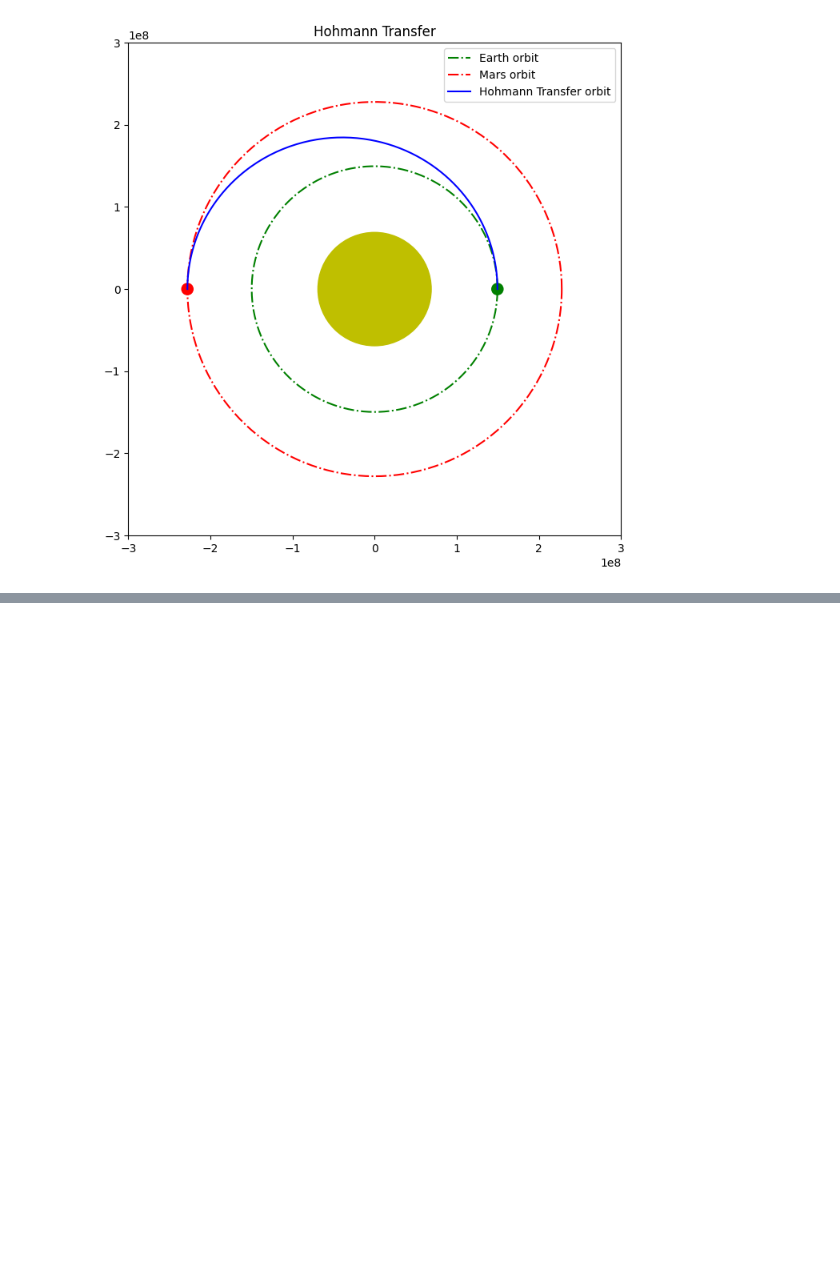
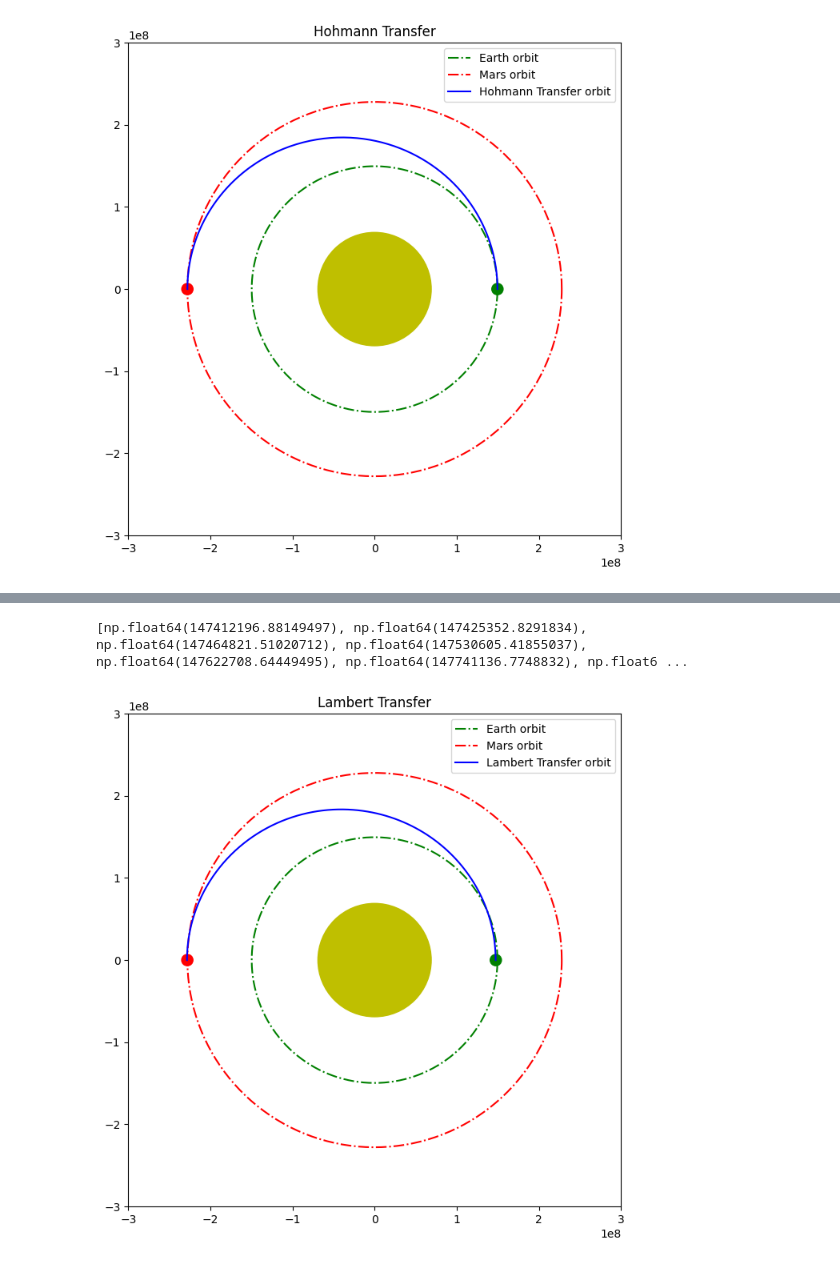
Before and after one commit to michalszer/orbital_trajectories, a Jupyter notebook: lambert_hohmann.ipynb, the cells around one changed output, grey strips where cells are left out. Cells and saved outputs as stored; diff of their text form; code cells hidden in the pictures; blank space fills up the shorter version.

Commit message:
implemented lambert problem solution maybe kinda not really

```diff
--- a/lambert_hohmann.ipynb
+++ b/lambert_hohmann.ipynb
@@ -304,0 +352,2 @@ plt.show()
+# %%
+transfer_orbit = calculate_orbit_from_state_vector(R1,Vd,mu_sun)
@@ -304,0 +366,43 @@ plt.show()
+# %%
+theta = np.linspace(0, 180, 100)
+r_transfer = [orbit_eqn(transfer_orbit.h,transfer_orbit.e,t,mu_sun) for t in theta]
+print(r_transfer)
+x_transfer = r_transfer*np.cos(np.radians(theta))
+y_transfer = r_transfer * np.sin(np.radians(theta))
+
+
+r_mars = orbit_eqn(mars_orbit.h,mars_orbit.e,180,mu_sun)
+x_mars = r_mars*np.cos(np.radians(180))
+y_mars = r_mars * np.sin(np.radians(180))
+
+r_earth = orbit_eqn(earth_orbit.h,earth_orbit.e,0,mu_sun)
+x_earth = r_earth*np.cos(np.radians(0))
+y_earth = r_earth * np.sin(np.radians(0))
+# %% [output]
+[np.float64(147412196.88149497), np.float64(147425352.8291834), np.float64(147464821.51020712), np.float64(147530605.41855037), np.float64(147622708.64449495), np.float64(147741136.7748832), np.float6 ...
+# %%
+fig, ax = plt.subplots(figsize = (13,8))
+ax.set_aspect(1)
+
+
+plt.xlim(-3e8,+3e8)
+plt.ylim(-3e8,+3e8)
+
+plt.plot(x_earth_orbit,y_earth_orbit, "g-.", label = "Earth orbit")
+plt.plot(x_mars_orbit,y_mars_orbit, "r-.", label = "Mars orbit")
+
+plt.plot(x_transfer, y_transfer, "b",label = "Lambert Transfer orbit")
+sun = plt.Circle((0,0), 6.9e7, color = "y")
+ax.add_patch(sun)
+
+mars = plt.Circle((x_mars,y_mars), 6.9e6, color = "r")
+ax.add_patch(mars)
+
+earth = plt.Circle((x_earth,y_earth), 6.9e6, color = "g")
+ax.add_patch(earth)
+
+plt.legend()
+plt.title("Lambert Transfer")
+plt.show()
+# %% [output]
+[figure, added]
```
Also changed, not shown: parts of 18 cells of this notebook.
